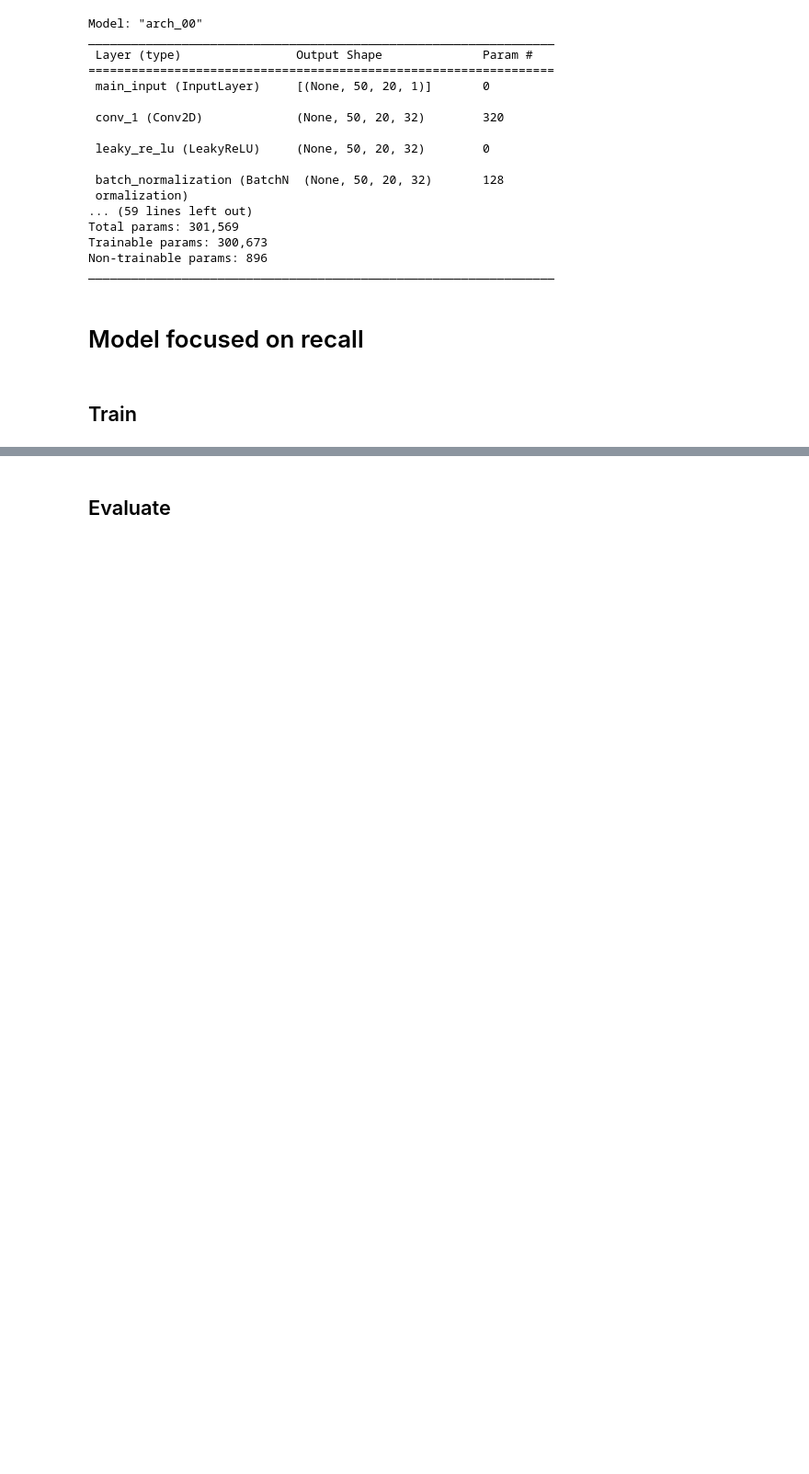
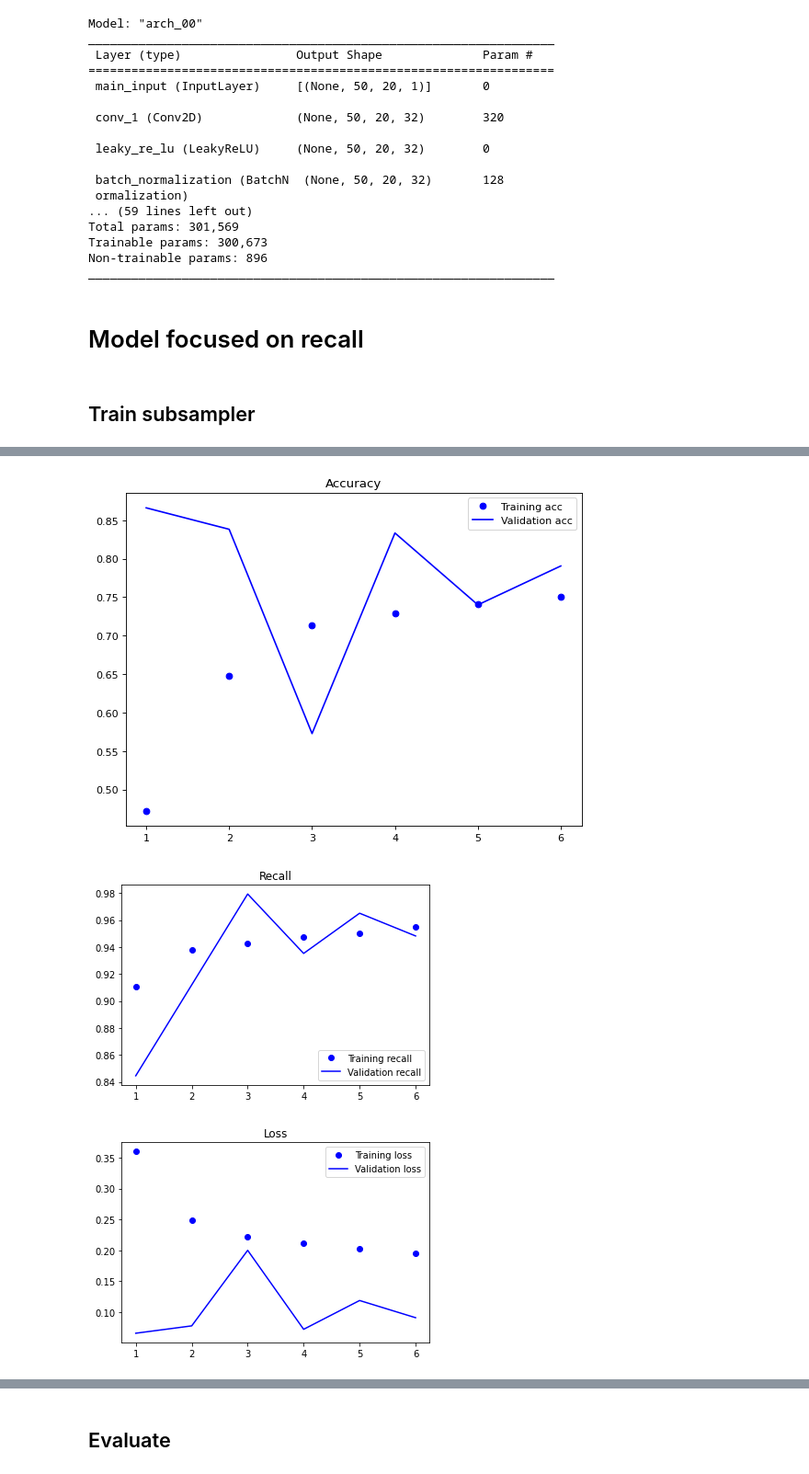
Before and after one commit to katarinagresova/AgoBind, a Jupyter notebook: experiments/Cascade.ipynb, the cells around one changed output, grey strips where cells are left out. Shown at 92% size. Cells and saved outputs as stored; diff of their text form; code cells hidden in the pictures; blank space fills up the shorter version.

```diff
--- a/experiments/Cascade.ipynb
+++ b/experiments/Cascade.ipynb
@@ -36,6 +44,7 @@ from tensorflow.keras.layers import (
                                 MaxPooling2D, Flatten, Dropout)
 from tensorflow.keras.optimizers import Adam
 from keras.callbacks import EarlyStopping
+import tensorflow_addons as tfa
 
 
 def one_hot_encoding(df, tensor_dim=(50, 20, 1)):
@@ -168,7 +177,7 @@ def compile_model(metrics=METRICS):
 
     m.compile(
         optimizer=opt,
-        loss='binary_crossentropy',
+        loss=tfa.losses.SigmoidFocalCrossEntropy(),
         metrics=metrics
         )
     return m
@@ -200,7 +209,7 @@ def plot_history(history):
 
     plt.plot(epochs, recall, 'bo', label='Training recall')
     plt.plot(epochs, val_recall, 'b', label='Validation recall')
-    plt.title('Accuracy')
+    plt.title('Recall')
     plt.legend()
 
     plt.figure()
@@ -270,18 +279,18 @@ _________________________________________________________________
 # %% [markdown]
 # Model focused on recall
 # %% [markdown]
-## Train
+## Train subsampler
 # %%
-monitor_val_recall = EarlyStopping(monitor = 'val_recall', patience = 10)
+monitor_val_recall = EarlyStopping(monitor = 'val_recall', patience = 5)
 model_history = model.fit(
-    train_ohe, labels,
-    validation_split=0.05, epochs=30,
+    train_ohe, train_labels,
+    validation_split=0.05, epochs=20,
     batch_size=32,
-    class_weight={0: 1, 1: 500},#training_ratio},
+    class_weight={0: 1, 1: 10*training_ratio},
     callbacks=[monitor_val_recall]
     )
 
 plot_history(model_history)
 
-model.save("model_1_" + str(training_ratio) + "recall.h5")
+model.save("model_1_" + str(training_ratio) + "focal.h5")
 # %% [output]
@@ -294,0 +309,3 @@ Epoch 4/30
+[figure, added]
+[figure, added]
+[figure, added]
```
Also changed, not shown: parts of 29 cells of this notebook.
